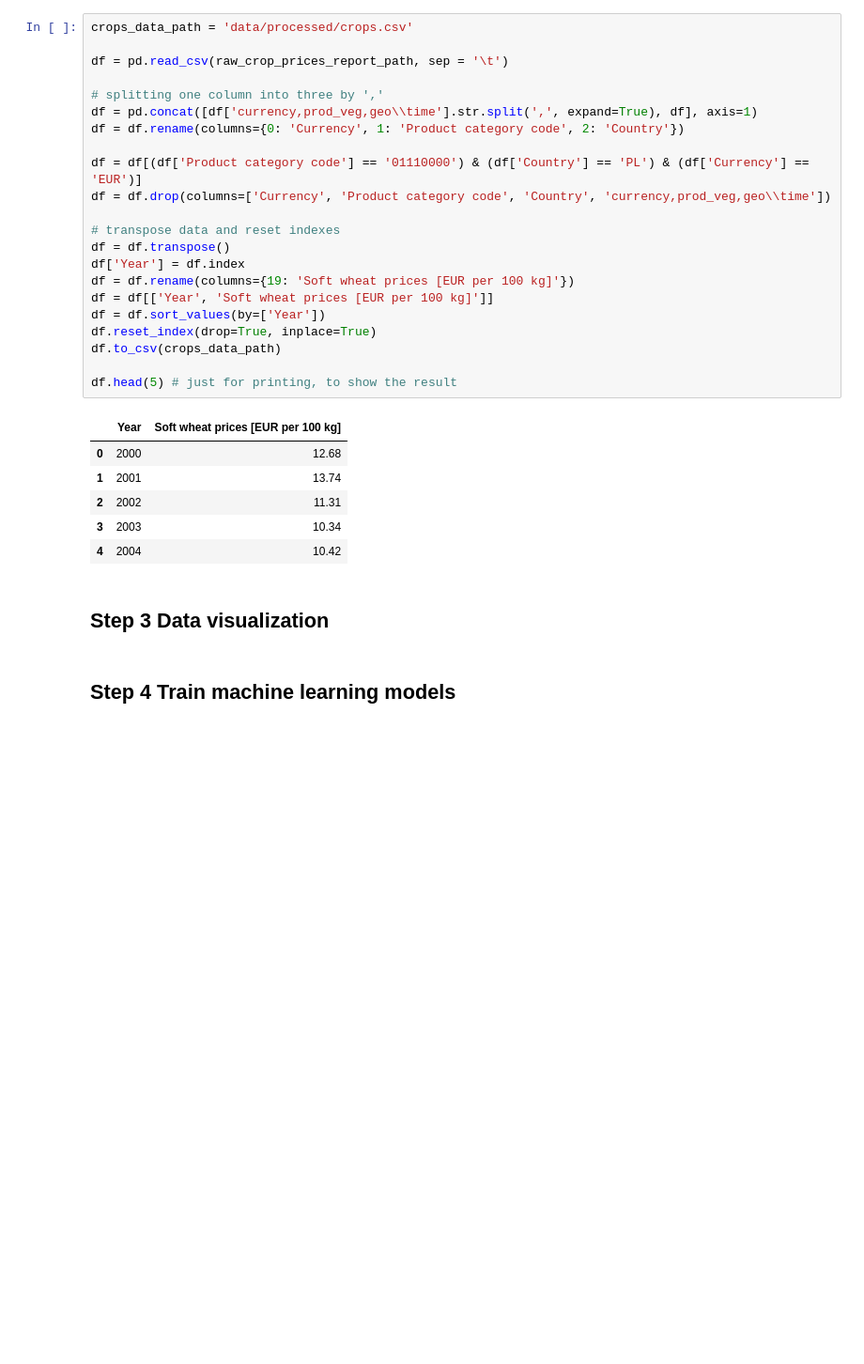
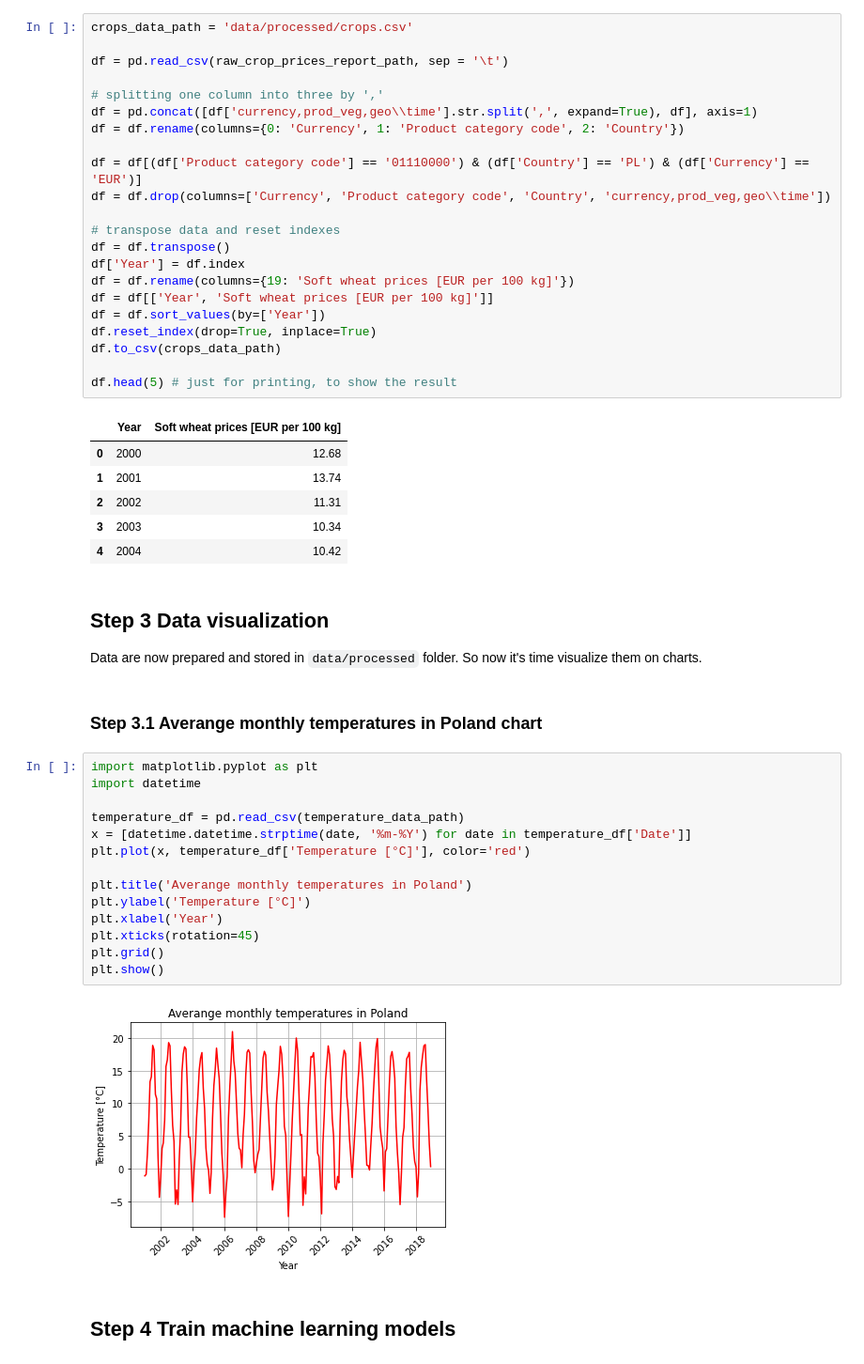
Before and after one commit to wkrzywiec/polish-crops, a Jupyter notebook: polish-crops.ipynb, the cells around one changed output. Shown at 94% size. Saved outputs shown, nothing was run; the diff lists cells and outputs as text; blank space fills up the shorter version.

Commit message:
temperatures chart

```diff
--- a/polish-crops.ipynb
+++ b/polish-crops.ipynb
@@ -219,7 +219,27 @@ df.head(5) # just for printing, to show the result
 | 2 | 2002 | 11.31 |
 | 3 | 2003 | 10.34 |
 | 4 | 2004 | 10.42 |
-# %% [markdown]
-## Step 3 Data visualization
+# %% [markdown]
+## Step 3 Data visualization
+
+Data are now prepared and stored in `data/processed` folder. So now it's time visualize them on charts.
+# %% [markdown]
+### Step 3.1 Averange monthly temperatures in Poland chart
+# %%
+import matplotlib.pyplot as plt
+import datetime
+
+temperature_df = pd.read_csv(temperature_data_path)
+x = [datetime.datetime.strptime(date, '%m-%Y') for date in temperature_df['Date']]
+plt.plot(x, temperature_df['Temperature [°C]'], color='red')
+
+plt.title('Averange monthly temperatures in Poland')
+plt.ylabel('Temperature [°C]')
+plt.xlabel('Year')
+plt.xticks(rotation=45)
+plt.grid()
+plt.show()
+# %% [output]
+[figure, added]
 # %% [markdown]
 ## Step 4 Train machine learning models
```
